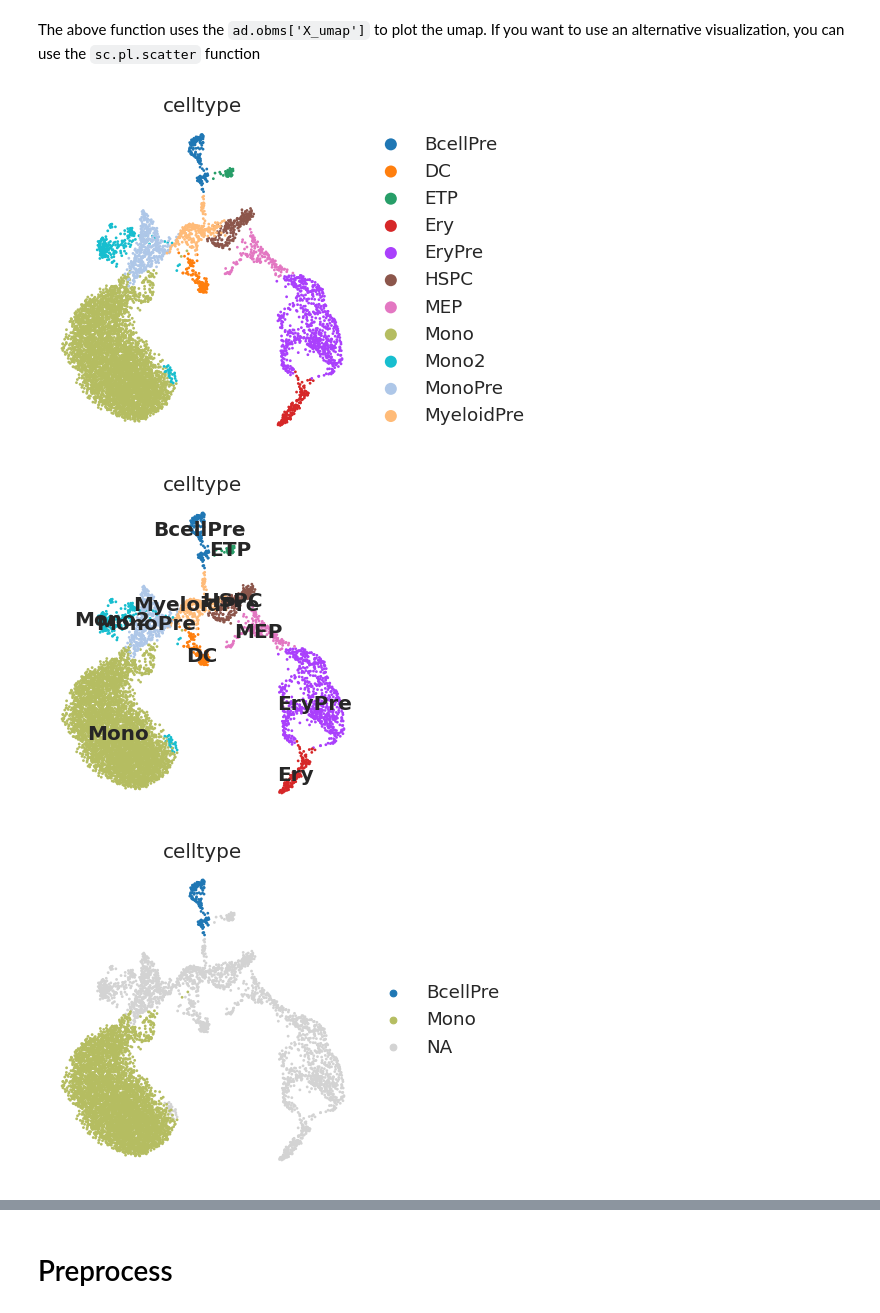
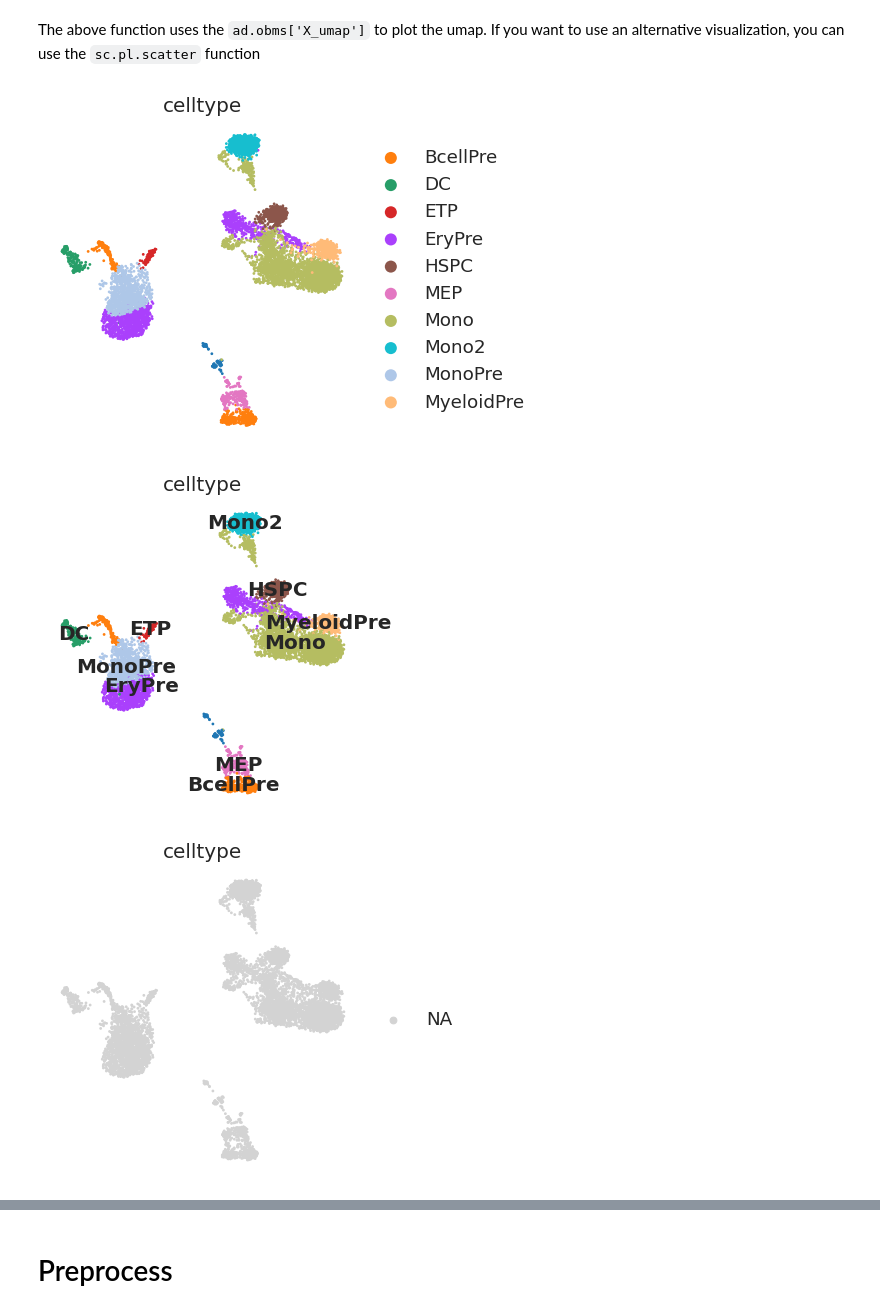
Before and after one commit to settylab/single-cell-primers, a Jupyter notebook: notebooks/PBMC-RNA-standalone.ipynb, the cells around one changed output, grey strips where cells are left out. Drawn from its saved outputs; the diff is of its cells as text; code cells hidden in the pictures.

```diff
--- a/notebooks/PBMC-RNA-standalone.ipynb
+++ b/notebooks/PBMC-RNA-standalone.ipynb
@@ -125,8 +125,8 @@ More details on the Anndata are [here](https://anndata.readthedocs.io/en/latest/
 Lets start with loading a previously computed anndata using the `scanpy.read` function. You can download the object from [here](https://fh-pi-setty-m-eco-public.s3.us-west-2.amazonaws.com/single-cell-primers/scrna/pbmc_10x_rna_processed.h5ad). Download it to the `data/` folder.
 # %%
 # Load the 10x_pbmc.h5ad object
-data_dir = '/fh/fast/setty_m/grp/lab-datasets/bonemarrow-tcell-dep-multiome/'
-ad = sc.read(data_dir + 'bm_multiome_rna_no_bcells.h5ad')
+data_dir = '../data/'
+ad = sc.read(data_dir + 'pbmc_10x_rna_processed.h5ad')
 # %%
 # Print out the ad object
 ad
@@ -144,5 +141,5 @@ Add the features.tsv to the Anndata to allow matching of gene names to ENSEMBL I
 # %%
-ad.uns['features'] = pd.read_csv(data_dir + "filtered_feature_bc_matrix/features.tsv.gz")
+ad.uns['features'] = pd.read_csv(data_dir + "scrna_features.tsv.gz")
 # %% [markdown]
 ## Anndata exploration
 # %% [markdown]
@@ -245,17 +230,17 @@ The above function uses the `ad.obms['X_umap']` to plot the umap. If you want to
 # Plot the umap colored by cell types
 sc.pl.scatter(ad, color='celltype', basis='umap', frameon=False)
 # %% [output]
-[figure, old version]
+[figure, new version]
 # %%
 # We can highlight cell-types on the umap itself
 sc.pl.umap(ad, color='celltype', legend_loc='on data', frameon=False)
 # %% [output]
-[figure, old version]
+[figure, new version]
 # %%
 # Or plot specific cell types
-sc.pl.umap(ad, color='celltype', groups=['Mono', 'BcellPre'], frameon=False)
+sc.pl.umap(ad, color='celltype', groups=['pDC', 'B cell precursor'], frameon=False)
 # %% [output]
-[figure, old version]
+[figure, new version]
 # %%
 # UMAPs can be colored by continuous values too
 sc.pl.umap(ad, color='log_n_counts', frameon=False)
```
Also changed, not shown: parts of 41 cells of this notebook.
